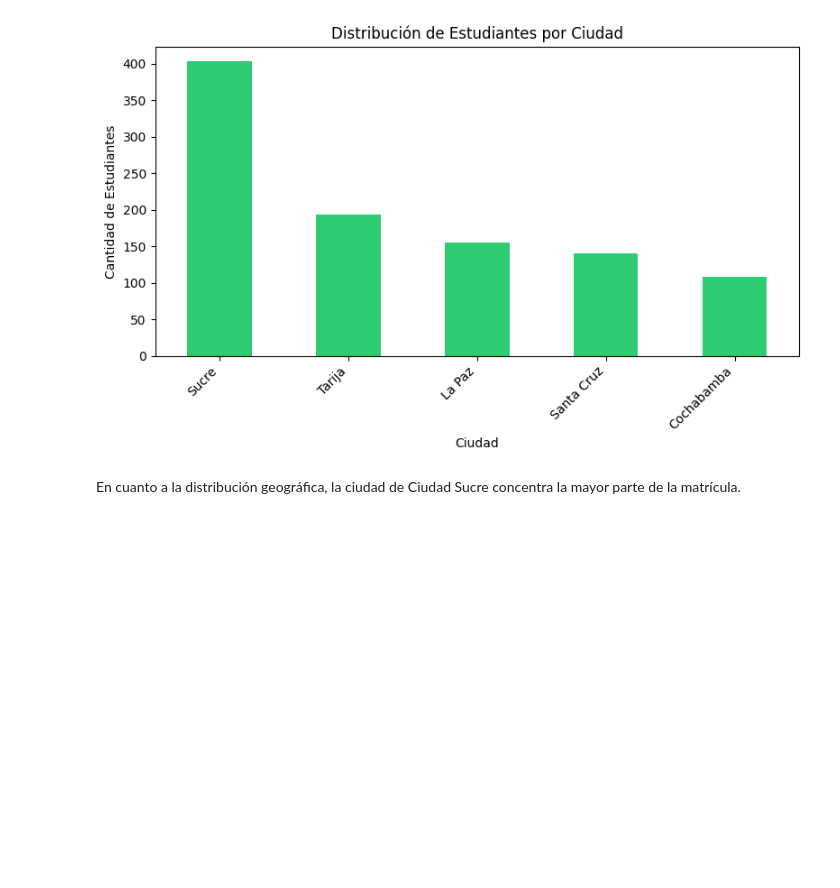
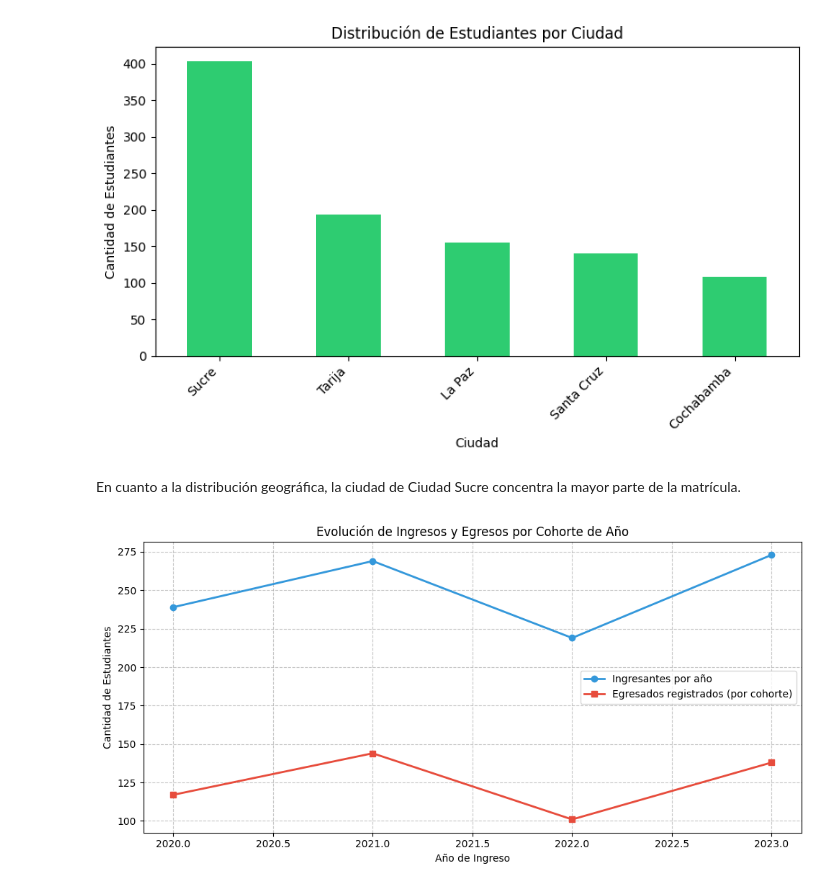
Before and after one commit to temps-code/brecha-digital-bi, a Jupyter notebook: notebooks/01_eda_estudiantes.ipynb, the cells around one changed output. Drawn from its saved outputs; the diff is of its cells as text; code cells hidden in the pictures; blank space fills up the shorter version.

Commit message:
feat: completada tarea 2 - evolución temporal por cohorte de ingreso

```diff
--- a/notebooks/01_eda_estudiantes.ipynb
+++ b/notebooks/01_eda_estudiantes.ipynb
@@ -2,18 +2,21 @@
 import warnings
 warnings.filterwarnings('ignore')
 
+import os
+from dotenv import load_dotenv
 import pyodbc
 import pandas as pd
 import matplotlib.pyplot as plt
 
-# 1. Abrimos la conexión
+load_dotenv()
+
 conn = pyodbc.connect(
-    'DRIVER={ODBC Driver 17 for SQL Server};'
-    'SERVER=DESKTOP-KVG9BTP;'
-    'DATABASE=BrechaDigitalDB;'
-    'UID=sa;'
-    'PWD=May1234V21;'
-    'Network Library=dbmssocn;'
+    f"DRIVER={{ODBC Driver 17 for SQL Server}};"
+    f"SERVER={os.getenv('DB_SERVER')};"
+    f"DATABASE={os.getenv('DB_NAME')};"
+    f"UID={os.getenv('DB_USER')};"
+    f"PWD={os.getenv('DB_PASSWORD')};"
+    "Network Library=dbmssocn;"
 )
 # %%
 
@@ -77,3 +80,32 @@ plt.show()
 [figure]
 # %% [markdown]
 En cuanto a la distribución geográfica, la ciudad de Ciudad Sucre concentra la mayor parte de la matrícula.
+# %%
+# Hacemos un análisis de cohorte: Cuántos entraron por año vs cuántos egresaron (de esos mismos)
+query_cohorte = """
+SELECT
+    YEAR(e.FechaIngreso) AS AnioIngreso,
+    COUNT(*) AS TotalIngresantes,
+    SUM(CASE WHEN s.EgresadoID IS NOT NULL THEN 1 ELSE 0 END) AS TotalEgresados
+FROM Estudiantes e
+LEFT JOIN SeguimientoEgresados s ON e.EstudianteID = s.EstudianteID
+GROUP BY YEAR(e.FechaIngreso)
+ORDER BY AnioIngreso
+"""
+
+df_cohorte = pd.read_sql(query_cohorte, conn)
+
+# --- GRÁFICO DE LÍNEAS ---
+plt.figure(figsize=(10, 5))
+plt.plot(df_cohorte['AnioIngreso'], df_cohorte['TotalIngresantes'], marker='o', label='Ingresantes por año', color='#3498db', linewidth=2)
+plt.plot(df_cohorte['AnioIngreso'], df_cohorte['TotalEgresados'], marker='s', label='Egresados registrados (por cohorte)', color='#e74c3c', linewidth=2)
+
+plt.title('Evolución de Ingresos y Egresos por Cohorte de Año')
+plt.xlabel('Año de Ingreso')
+plt.ylabel('Cantidad de Estudiantes')
+plt.legend()
+plt.grid(True, linestyle='--', alpha=0.7)
+plt.tight_layout()
+plt.show()
+# %% [output]
+[figure, added]
```
Also changed, not shown: parts of 1 cell of this notebook, 3 other files.
